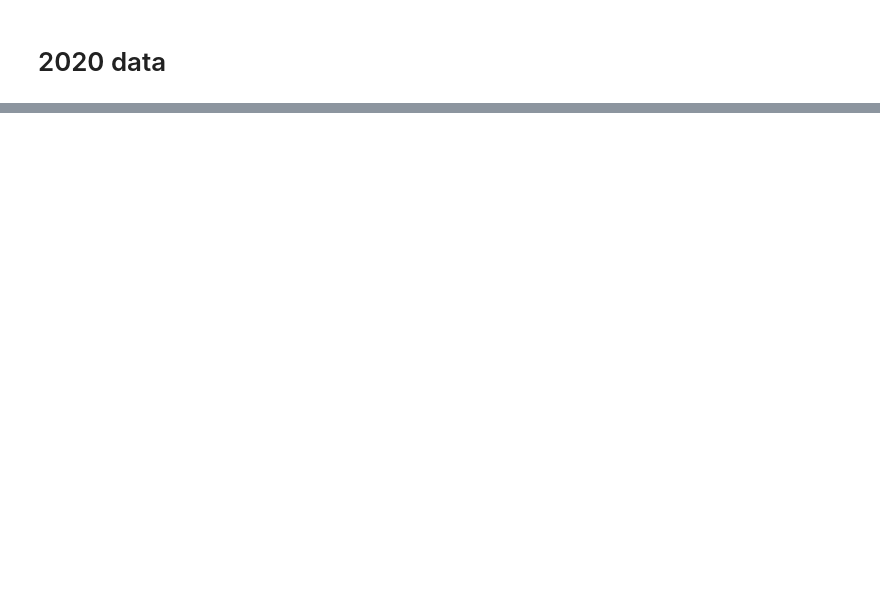
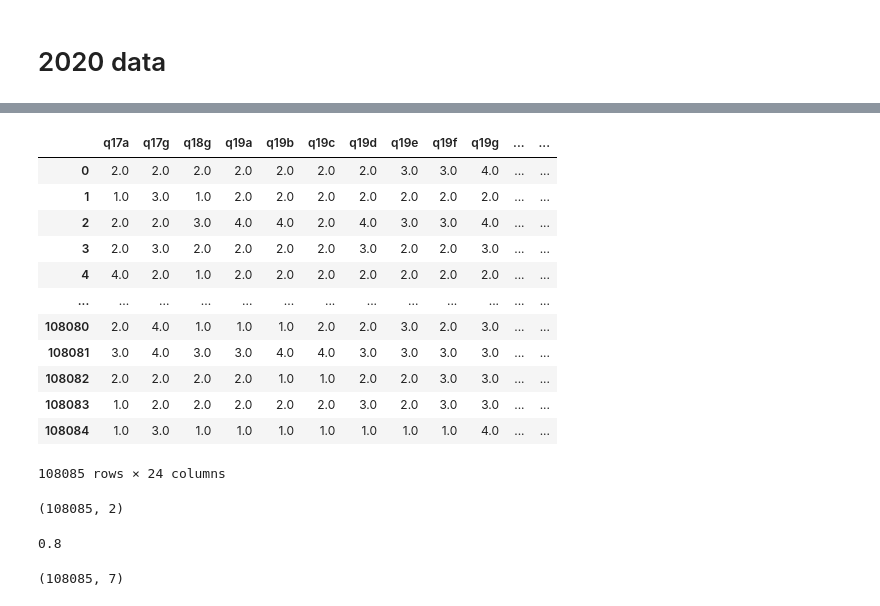
Before and after one commit to Igodlab/Australian-Public-Service-APS, a Jupyter notebook: dana30-project.ipynb, the cells around one changed output, grey strips where cells are left out. Drawn from its saved outputs; the diff is of its cells as text; code cells hidden in the pictures; blank space fills up the shorter version.

Commit message:
Master dataset pipeline implementation

```diff
--- a/dana30-project.ipynb
+++ b/dana30-project.ipynb
@@ -206,3 +149,2 @@ Female percentage:  0.14974937343358397
 # %%
-d20Cat = pd.read_csv(os.path.join("data","2020-aps-employee-census-dataset.csv"))
-d20Cat.shape
+d20 = pd.read_csv(os.path.join("data", "d20Master.csv"), index_col=0)
@@ -429,7 +150,0 @@ def categorical_convert(x):
-# %%
-d20 = categorical_convert(d20Cat)
-
-
-drop_cols = remove_columns(d20, drop_cols_init)
-d20Numerical = d20.drop(drop_cols, axis=1)
-d20Nominal   = d20[drop_cols]
@@ -470,0 +252,27 @@ saveCSV(d20Nominal, "d20Nominal")
+# %%
+sub = [
+ 'q17a',
+ 'q17g',
+ 'q18g',
+ 'q19a',
+ 'q19b',
+ 'q19c',
+ 'q19d',
+ 'q19e',
+ 'q19f',
+ 'q19g',
+ 'q19h',
+ 'q21a',
+ 'q21b',
+ 'q21c',
+ 'q21d',
+ 'q21e',
+ 'q21f',
+ 'q34c',
+ 'q42',
+ 'q46',
+ 'q47c',
+ 'q48e',
+ 'q48f',
+ 'q58'
+ ]
@@ -470,0 +296,17 @@ saveCSV(d20Nominal, "d20Nominal")
+# %%
+X1 = d20[sub]
+X1
+# %% [output]
+|  | q17a | q17g | q18g | q19a | q19b | q19c | q19d | q19e | q19f | q19g | ... | ... |
+| 0 | 2.0 | 2.0 | 2.0 | 2.0 | 2.0 | 2.0 | 2.0 | 3.0 | 3.0 | 4.0 | ... | ... |
+| 1 | 1.0 | 3.0 | 1.0 | 2.0 | 2.0 | 2.0 | 2.0 | 2.0 | 2.0 | 2.0 | ... | ... |
+| 2 | 2.0 | 2.0 | 3.0 | 4.0 | 4.0 | 2.0 | 4.0 | 3.0 | 3.0 | 4.0 | ... | ... |
+| 3 | 2.0 | 3.0 | 2.0 | 2.0 | 2.0 | 2.0 | 3.0 | 2.0 | 2.0 | 3.0 | ... | ... |
+| 4 | 4.0 | 2.0 | 1.0 | 2.0 | 2.0 | 2.0 | 2.0 | 2.0 | 2.0 | 2.0 | ... | ... |
+| ... | ... | ... | ... | ... | ... | ... | ... | ... | ... | ... | ... | ... |
+| 108080 | 2.0 | 4.0 | 1.0 | 1.0 | 1.0 | 2.0 | 2.0 | 3.0 | 2.0 | 3.0 | ... | ... |
+| 108081 | 3.0 | 4.0 | 3.0 | 3.0 | 4.0 | 4.0 | 3.0 | 3.0 | 3.0 | 3.0 | ... | ... |
+| 108082 | 2.0 | 2.0 | 2.0 | 2.0 | 1.0 | 1.0 | 2.0 | 2.0 | 3.0 | 3.0 | ... | ... |
+| 108083 | 1.0 | 2.0 | 2.0 | 2.0 | 2.0 | 2.0 | 3.0 | 2.0 | 3.0 | 3.0 | ... | ... |
+| 108084 | 1.0 | 3.0 | 1.0 | 1.0 | 1.0 | 1.0 | 1.0 | 1.0 | 1.0 | 4.0 | ... | ... |
+108085 rows × 24 columns
@@ -470,0 +315,20 @@ saveCSV(d20Nominal, "d20Nominal")
+# %%
+efa = FactorAnalysis(n_components=2, random_state=42)
+X1_EFA = efa.fit_transform(X1)
+
+## split into train and test
+trainEFA_X1, testEFA_X1 = split_sets(X1_EFA)
+
+X1_EFA.shape
+# %% [output]
+(108085, 2)
+# %%
+trainEFA_X1.shape[0]/X1.shape[0]
+# %% [output]
+0.8
+# %%
+efa2 = FactorAnalysis(n_components=7, random_state=42)
+d20_EFA2 = efa2.fit_transform(d20)
+d20_EFA2.shape
+# %% [output]
+(108085, 7)
```
Also changed, not shown: parts of 40 cells of this notebook, 3 other files.
